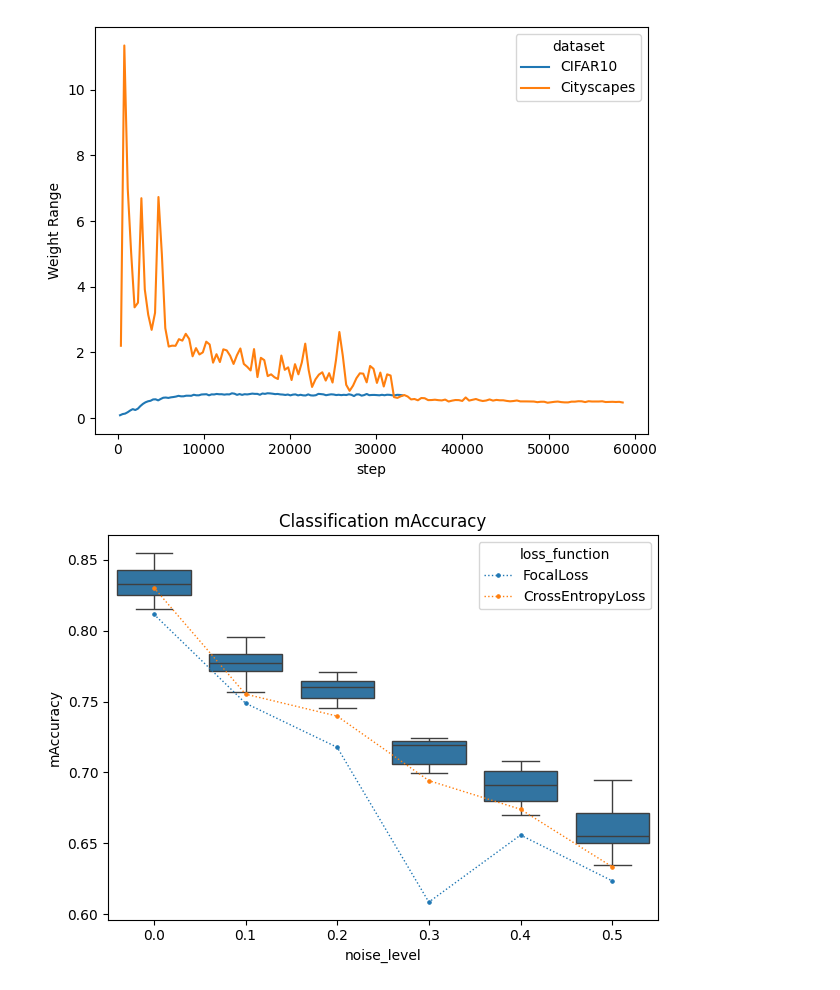
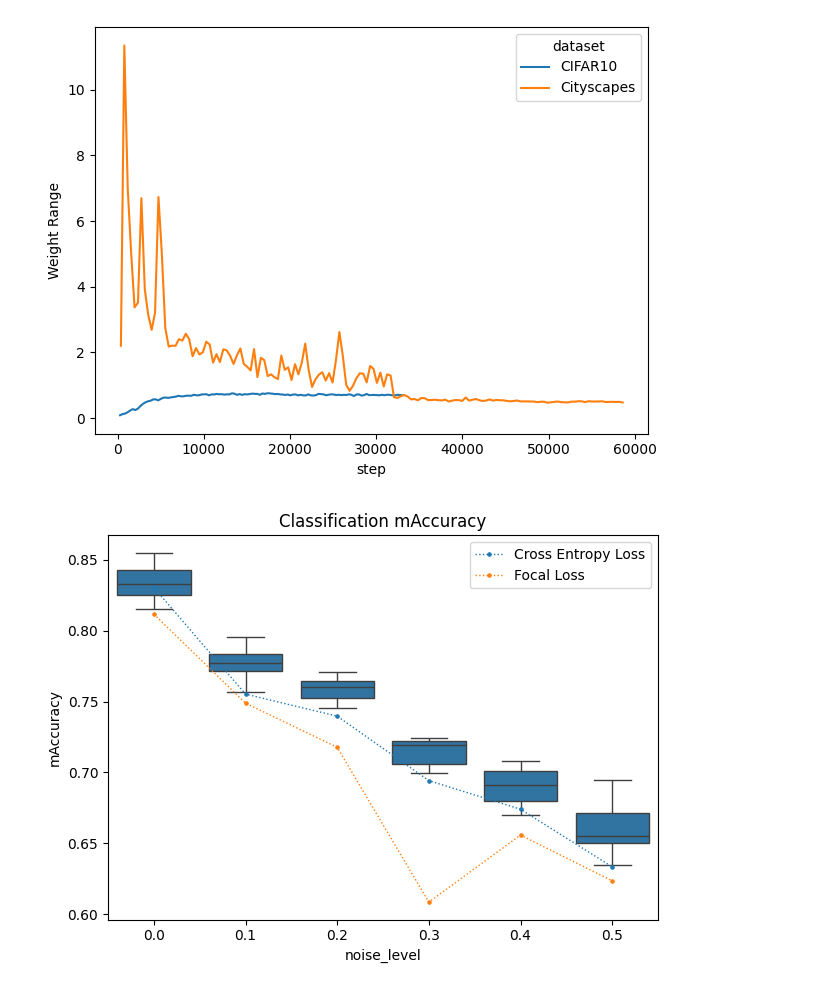
Before and after one commit to brandongk-ubco/thesis-analysis, a Jupyter notebook: citl.ipynb, the cells around one changed output. Saved outputs shown, nothing was run; the diff lists cells and outputs as text; code cells hidden in the pictures.

```diff
--- a/citl.ipynb
+++ b/citl.ipynb
@@ -216,18 +216,21 @@ best_metrics.to_latex(f"{table_output_directory}/best_test_metrics.tex", float_f
 # %%
 best_test_metrics = test_metrics.fillna(0)
 cifar_metrics = best_test_metrics[(best_test_metrics["dataset"] == "CIFAR10") & (best_test_metrics["metric"] == "test_accuracy")]
 standard_cifar_metrics = cifar_metrics[cifar_metrics["purpose"] == "Standard"]
 method_cifar_metrics = cifar_metrics[cifar_metrics["purpose"] == "Method"]
 
-standard_cifar_metrics = standard_cifar_metrics.sort_values("noise_level")
+standard_cifar_metrics = standard_cifar_metrics.sort_values("noise_level").sort_values("loss_function")
 method_cifar_metrics = method_cifar_metrics.sort_values("noise_level")
 
 fig, ax = plt.subplots()
 sns.boxplot(data=method_cifar_metrics, x="noise_level", y="value", ax=ax, legend='auto')
 sns.pointplot(data=standard_cifar_metrics, x="noise_level", y="value", hue="loss_function", linestyle=':', linewidth=1, ax=ax)
 plt.ylabel("mAccuracy")
 plt.title("Classification mAccuracy")
+legend = ax.legend()
+legend.texts[0].set_text("Cross Entropy Loss")
+legend.texts[1].set_text("Focal Loss")
 plt.tight_layout()
 plt.savefig(f'{image_output_directory}/classification_performance.png', dpi=300, bbox_inches='tight')
 # %% [output]
-[figure, old version]
+[figure, new version]
```
Also changed, not shown: parts of 2 cells of this notebook, 2 other files.
